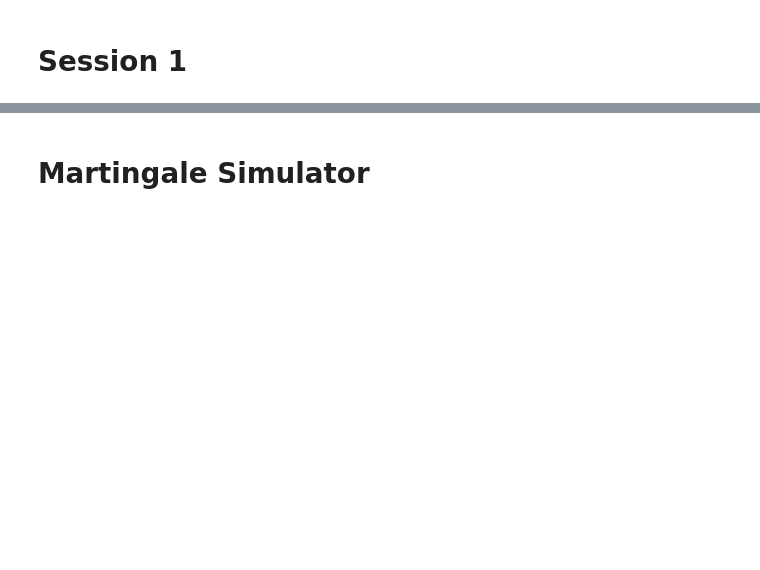
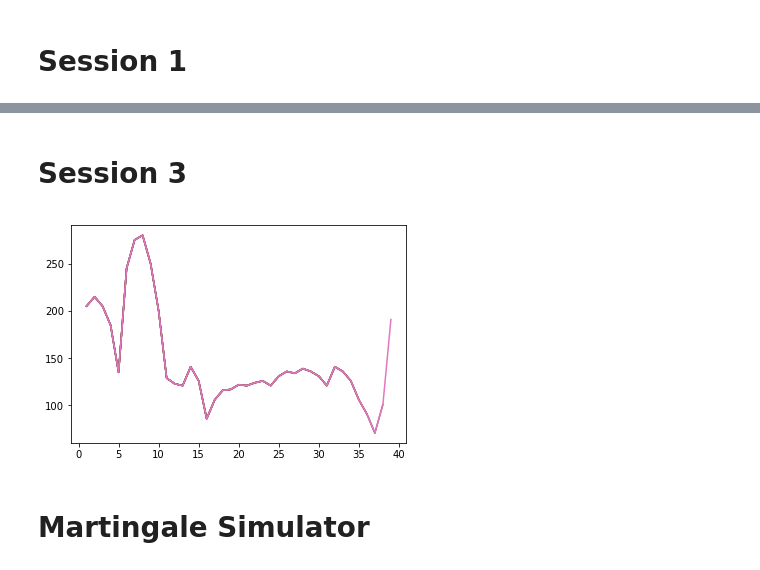
Before and after one commit to XIIFulminata/Stake-Log, a Jupyter notebook: Stake+Log.ipynb, the cells around one changed output, grey strips where cells are left out. Cells and saved outputs as stored; diff of their text form; code cells hidden in the pictures; blank space fills up the shorter version.

```diff
--- a/Stake+Log.ipynb
+++ b/Stake+Log.ipynb
@@ -57,2 +76,15 @@ plt.show()
+# %% [markdown]
+# Session 3
+# %%
+addStake(5,'L')
+addStake(10,'L')
+addStake(20,'L')
+addStake(15,'L')
+addStake(20,'L')
+addStake(30,'W')
+addStake(90,'W')
+plt.show()
+# %% [output]
+[figure, added]
 # %% [markdown]
 # Martingale Simulator
```
Also changed, not shown: parts of 4 cells of this notebook.
